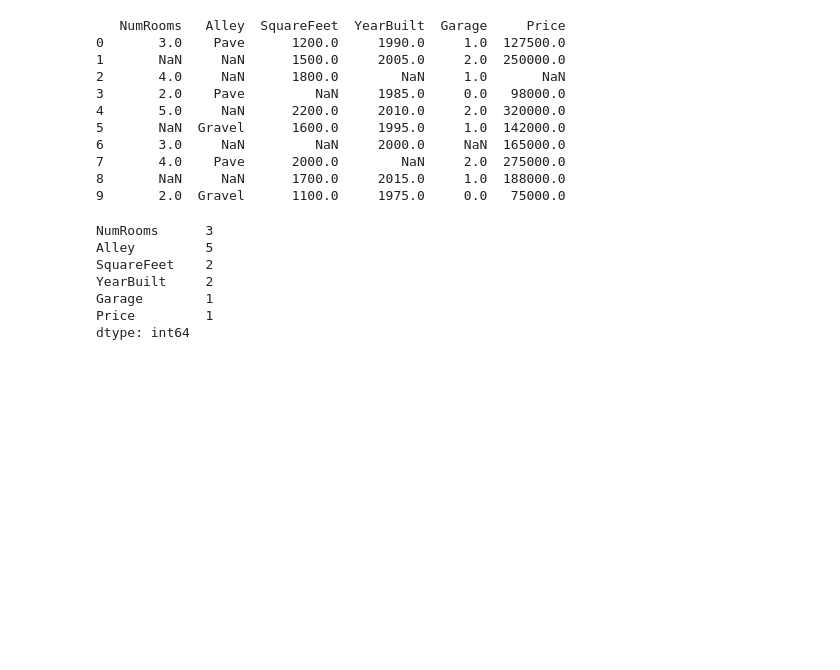
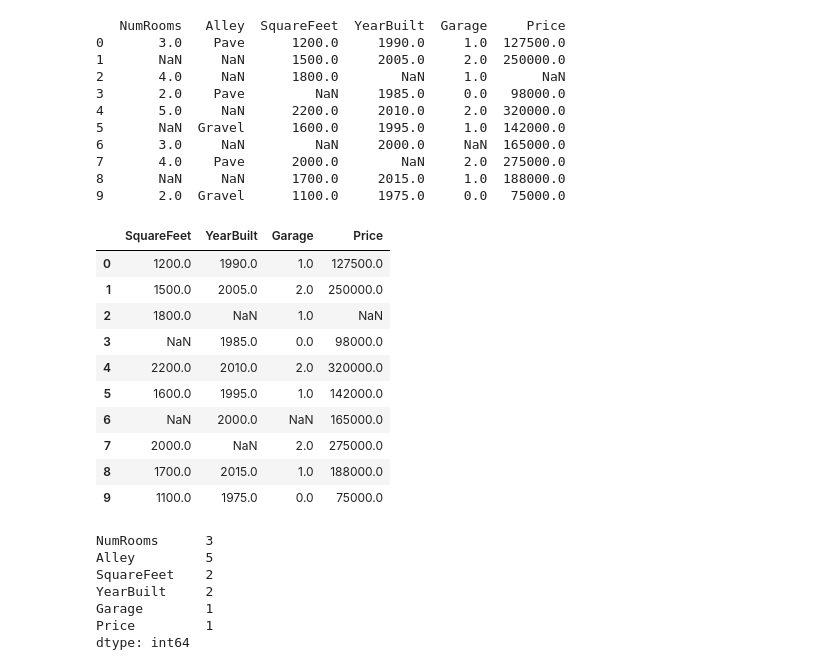
Before and after one commit to Komorebiiiiiiii/Colab-d2l, a Jupyter notebook: chapter_preliminaries/pandas.ipynb, the cells around one changed output. Drawn from its saved outputs; the diff is of its cells as text; code cells hidden in the pictures; blank space fills up the shorter version.

```diff
--- a/chapter_preliminaries/pandas.ipynb
+++ b/chapter_preliminaries/pandas.ipynb
@@ -174,6 +174,22 @@ print(data1)
 7       4.0    Pave      2000.0        NaN     2.0  275000.0
 8       NaN     NaN      1700.0     2015.0     1.0  188000.0
 9       2.0  Gravel      1100.0     1975.0     0.0   75000.0
+# %%
+#一句话完成该操作
+data1.drop(data1.isna().sum().idxmax(),axis=1)
+data1
+# %% [output]
+|  | SquareFeet | YearBuilt | Garage | Price |
+| 0 | 1200.0 | 1990.0 | 1.0 | 127500.0 |
+| 1 | 1500.0 | 2005.0 | 2.0 | 250000.0 |
+| 2 | 1800.0 | NaN | 1.0 | NaN |
+| 3 | NaN | 1985.0 | 0.0 | 98000.0 |
+| 4 | 2200.0 | 2010.0 | 2.0 | 320000.0 |
+| 5 | 1600.0 | 1995.0 | 1.0 | 142000.0 |
+| 6 | NaN | 2000.0 | NaN | 165000.0 |
+| 7 | 2000.0 | NaN | 2.0 | 275000.0 |
+| 8 | 1700.0 | 2015.0 | 1.0 | 188000.0 |
+| 9 | 1100.0 | 1975.0 | 0.0 | 75000.0 |
 # %%
 #找到每列的nan数
 nan_count = data1.isna().sum()
```
Also changed, not shown: parts of 2 cells of this notebook.
